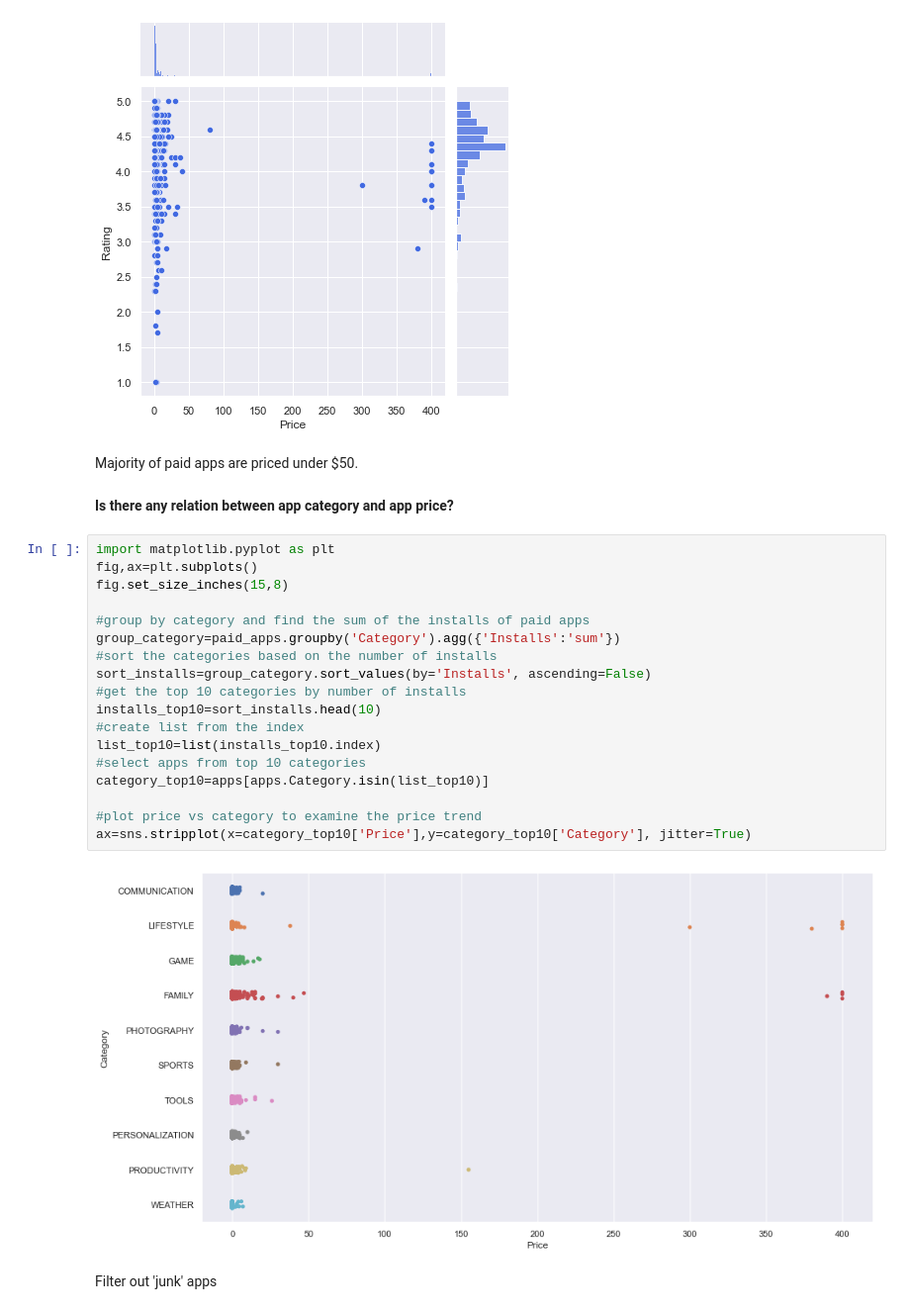
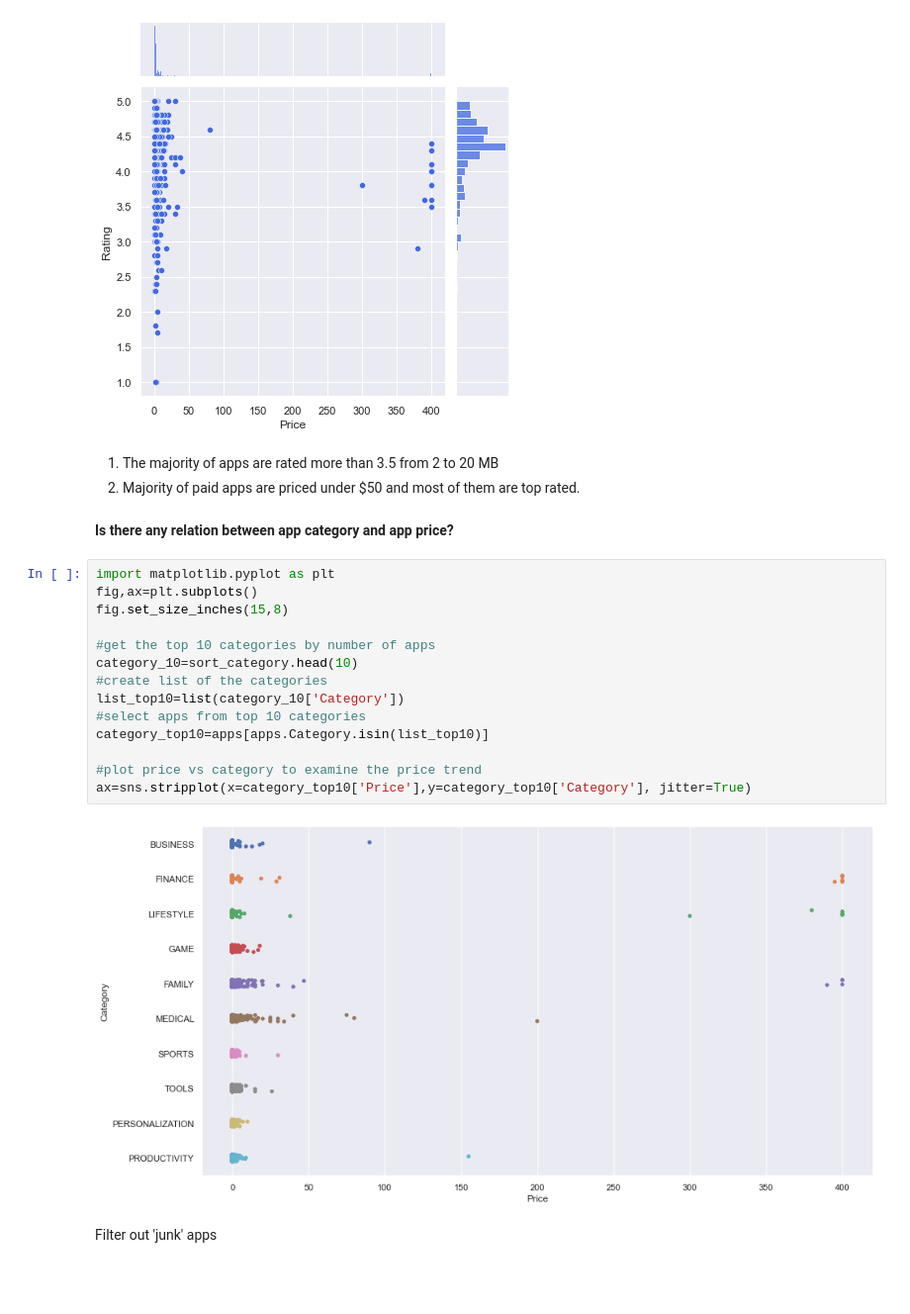
Before and after one commit to filzahanti/Filza-Projects, a Jupyter notebook: Exploring The Android App Market/analysis.ipynb, the cells around one changed output. Shown: that part at 99% size. Saved outputs shown, nothing was run; the diff lists cells and outputs as text; blank space fills up the shorter version.

```diff
--- a/Exploring The Android App Market/analysis.ipynb
+++ b/Exploring The Android App Market/analysis.ipynb
@@ -157,29 +159,26 @@ plot_price_rating=sns.jointplot(x=paid_apps['Price'],y=paid_apps['Rating'],color
 [figure]
 [figure]
 # %% [markdown]
-Majority of paid apps are priced under $50.
+1. The majority of apps are rated more than 3.5 from 2 to 20 MB
+2. Majority of paid apps are priced under $50 and most of them are top rated.
 # %% [markdown]
 <b>Is there any relation between app category and app price?</b>
 # %%
 import matplotlib.pyplot as plt
 fig,ax=plt.subplots()
 fig.set_size_inches(15,8)
 
-#group by category and find the sum of the installs of paid apps
-group_category=paid_apps.groupby('Category').agg({'Installs':'sum'})
-#sort the categories based on the number of installs
-sort_installs=group_category.sort_values(by='Installs', ascending=False)
-#get the top 10 categories by number of installs
-installs_top10=sort_installs.head(10)
-#create list from the index
-list_top10=list(installs_top10.index)
+#get the top 10 categories by number of apps
+category_10=sort_category.head(10)
+#create list of the categories
+list_top10=list(category_10['Category'])
 #select apps from top 10 categories
 category_top10=apps[apps.Category.isin(list_top10)]
 
 #plot price vs category to examine the price trend
 ax=sns.stripplot(x=category_top10['Price'],y=category_top10['Category'], jitter=True)
 # %% [output]
-[figure, old version]
+[figure, new version]
 # %% [markdown]
 Filter out 'junk' apps
 # %%
```
Also changed, not shown: parts of 6 cells of this notebook, 1 other file.
